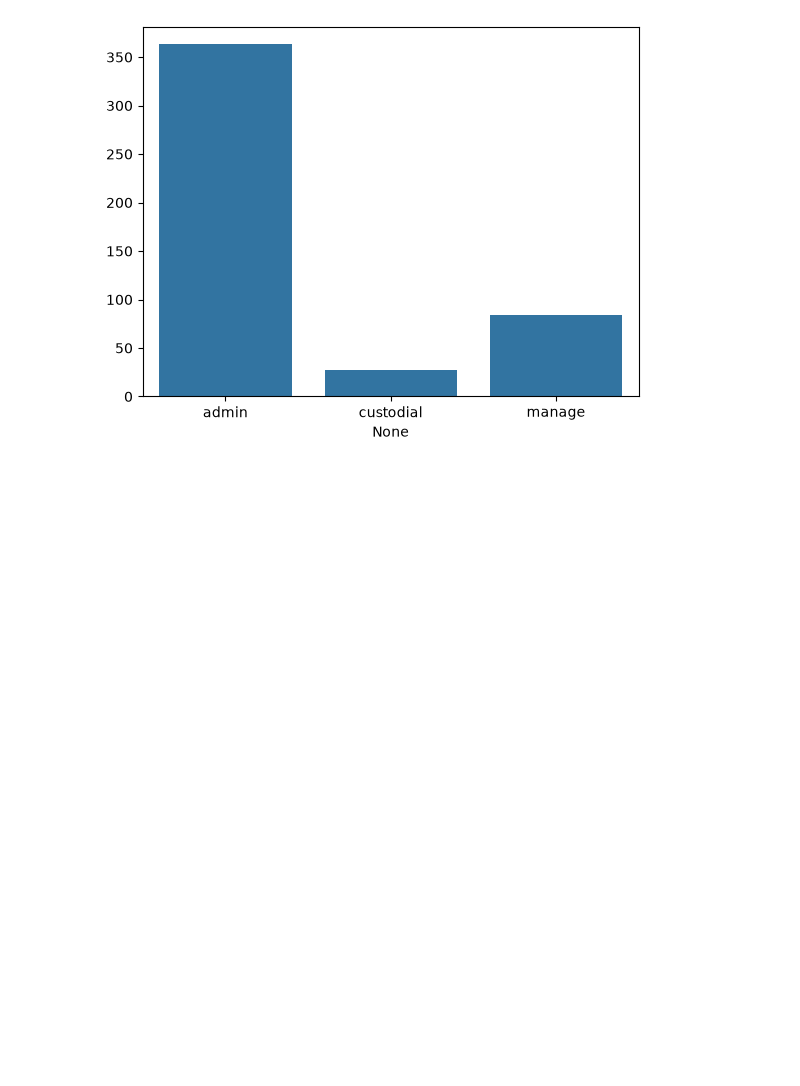
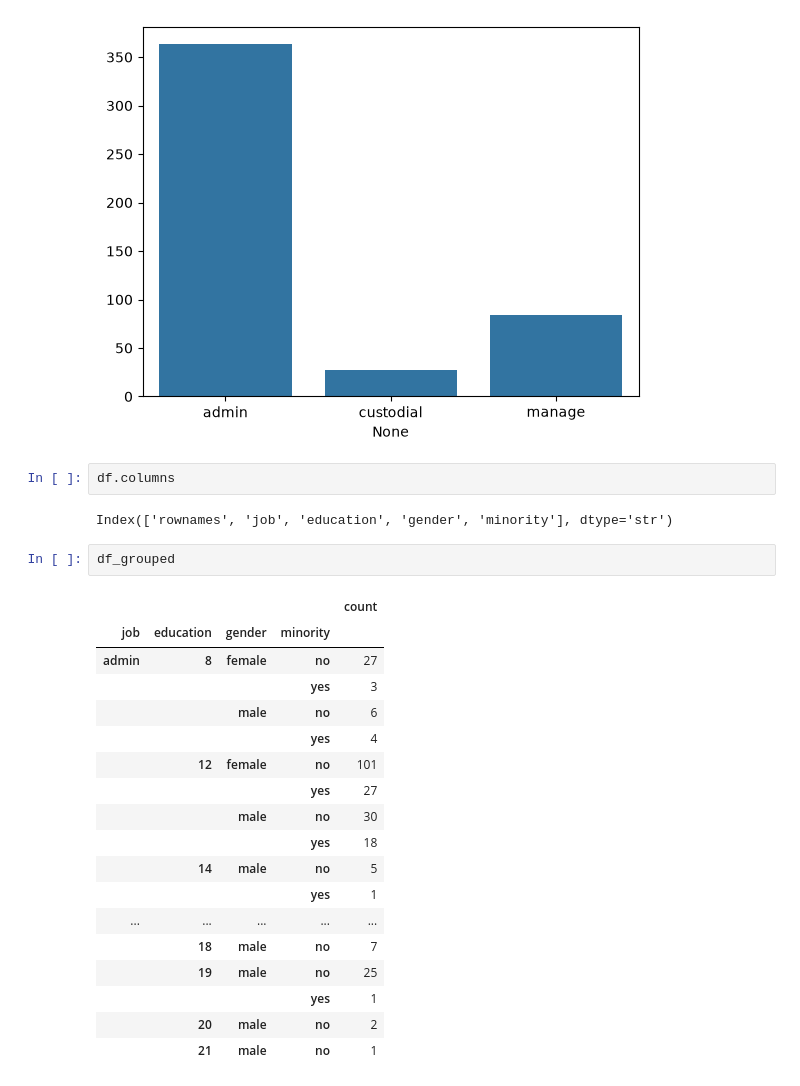
Before and after one commit to MagarVivek009/Exploratory-Data-Analysis-EDA-, a Jupyter notebook: bankwages.ipynb, the cells around one changed output. Saved outputs shown, nothing was run; the diff lists cells and outputs as text; blank space fills up the shorter version.

```diff
--- a/bankwages.ipynb
+++ b/bankwages.ipynb
@@ -129,3 +139,28 @@ sns.barplot(x=df_grouped2.index,y=df_grouped2['count'].values)
 # %% [output]
 <Axes: xlabel='None'>
 [figure]
+# %%
+df.columns
+# %% [output]
+Index(['rownames', 'job', 'education', 'gender', 'minority'], dtype='str')
+# %%
+df_grouped
+# %% [output]
+|  |  |  |  | count |
+| job | education | gender | minority |  |
+| admin | 8 | female | no | 27 |
+|  |  |  | yes | 3 |
+|  |  | male | no | 6 |
+|  |  |  | yes | 4 |
+|  | 12 | female | no | 101 |
+|  |  |  | yes | 27 |
+|  |  | male | no | 30 |
+|  |  |  | yes | 18 |
+|  | 14 | male | no | 5 |
+|  |  |  | yes | 1 |
+| ... | ... | ... | ... | ... |
+|  | 18 | male | no | 7 |
+|  | 19 | male | no | 25 |
+|  |  |  | yes | 1 |
+|  | 20 | male | no | 2 |
+|  | 21 | male | no | 1 |
```
Also changed, not shown: parts of 7 cells of this notebook.
